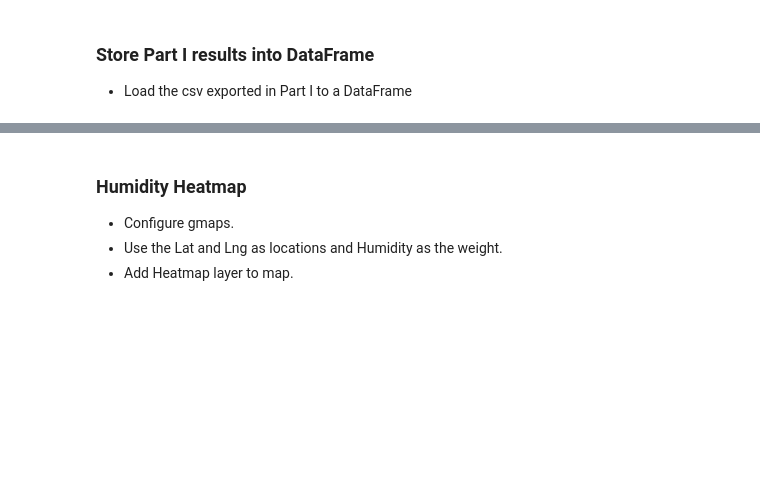
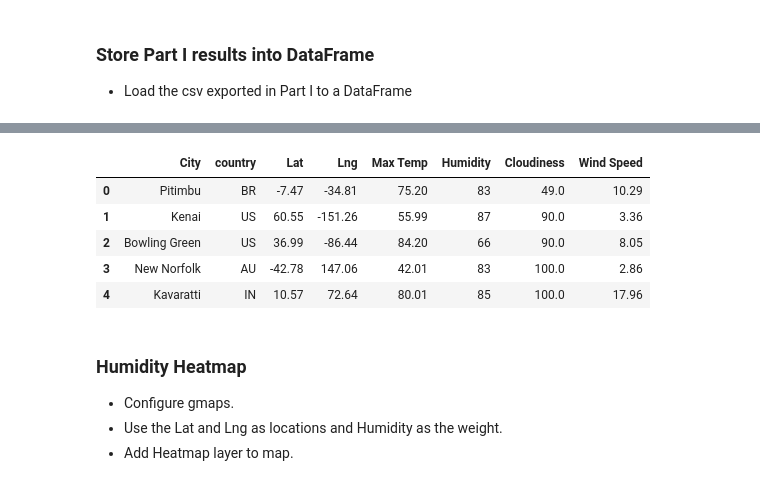
Before and after one commit to 12wollmana/UMN-Data_Analytics-Python_API_Challenge, a Jupyter notebook: VacationPy/VacationPy.ipynb, the cells around one changed output, grey strips where cells are left out. Saved outputs shown, nothing was run; the diff lists cells and outputs as text; code cells hidden in the pictures; blank space fills up the shorter version.

```diff
--- a/VacationPy/VacationPy.ipynb
+++ b/VacationPy/VacationPy.ipynb
@@ -31,3 +41,23 @@ city_data.head()
+# %%
+# Fix data types
+numeric_columns = [
+    City_Weather_Columns.lat,
+    City_Weather_Columns.lng,
+    City_Weather_Columns.max_temp,
+    City_Weather_Columns.cloudiness,
+    City_Weather_Columns.wind_speed
+]
+for col in numeric_columns:
+    city_data[col] = city_data[col].astype("float")
+
+city_data.head()
+# %% [output]
+|  | City | country | Lat | Lng | Max Temp | Humidity | Cloudiness | Wind Speed |
+| 0 | Pitimbu | BR | -7.47 | -34.81 | 75.20 | 83 | 49.0 | 10.29 |
+| 1 | Kenai | US | 60.55 | -151.26 | 55.99 | 87 | 90.0 | 3.36 |
+| 2 | Bowling Green | US | 36.99 | -86.44 | 84.20 | 66 | 90.0 | 8.05 |
+| 3 | New Norfolk | AU | -42.78 | 147.06 | 42.01 | 83 | 100.0 | 2.86 |
+| 4 | Kavaratti | IN | 10.57 | 72.64 | 80.01 | 85 | 100.0 | 17.96 |
 # %% [markdown]
 ### Humidity Heatmap
 * Configure gmaps.
```
Also changed, not shown: parts of 12 cells of this notebook, 14 other files.
